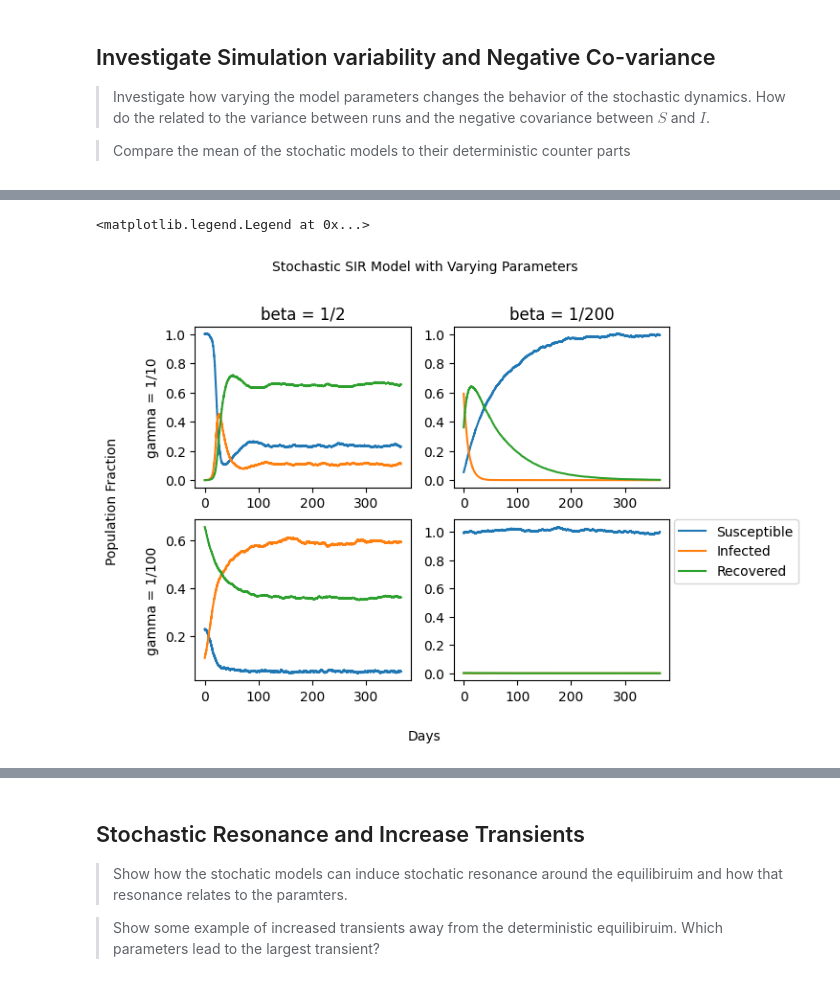
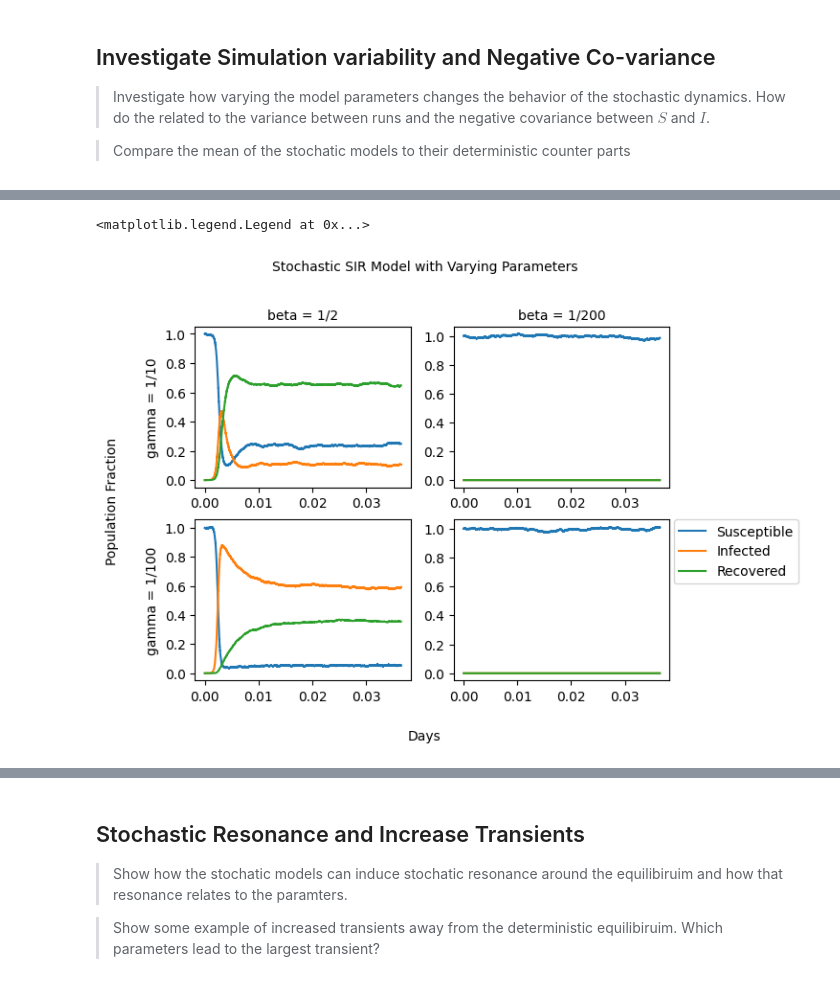
Before and after one commit to AmirSahrani/IntroCompAssignment2_fresh, a Jupyter notebook: Assignment2.ipynb, the cells around one changed output, grey strips where cells are left out. Cells and saved outputs as stored; diff of their text form; code cells hidden in the pictures.

Commit message:
Added work for my part of question 1. I also ran my own simulations and saved the data.

```diff
--- a/Assignment2.ipynb
+++ b/Assignment2.ipynb
@@ -124,77 +158,36 @@ KeyboardInterrupt:
 # %%
-beta = 1/2
-gamma = 1/10
-mu = 1/60
-XYZ = np.array((10000, 1, 0))
-tend = 365
-N = XYZ[0] + XYZ[1] + XYZ[2]
+df1 = pd.read_csv(f"seeddata/Beta0.5gamma0.1_0.50stochasticSIR1.csv")/10000
+df2 = pd.read_csv(f"seeddata/Beta0.5gamma0.01_0.50stochasticSIR1.csv")/10000
+df3 = pd.read_csv(f"seeddata/Beta0.005gamma0.1_0.01stochasticSIR1.csv")/10000
+df4 = pd.read_csv(f"seeddata/Beta0.005gamma0.01_0.01stochasticSIR1.csv")/10000
 
 fig, axs = plt.subplots(2, 2)
 
-[T, S, I, R] = stoch_sir(XYZ)
-
-data_T1 = np.array(T)
-data_S1 = np.array(S)/10000
-data_I1 = np.array(I)/10000
-data_R1 = np.array(R)/10000
-
-cov = np.cov(data_S1, data_I1)
+cov = np.cov(df1["S"], df1["I"])
 print("Covariance between S and I - beta = 1/2, gamma = 1/10: ")
 print(cov[0,1])
 
-beta = 1/2
-gamma = 1/100
-mu = 1/60
-
-[T, S, I, R] = stoch_sir(XYZ)
-
-data_T2 = np.array(T)
-data_S2 = np.array(S)/10000
-data_I2 = np.array(I)/10000
-data_R2 = np.array(R)/10000
-
-cov = np.cov(data_S2, data_I2)
+cov = np.cov(df2["S"], df2["I"])
 print("Covariance between S and I - beta = 1/2, gamma = 1/100: ")
 print(cov[0,1])
 
-beta = 1/200
-gamma = 1/10
-mu = 1/60
-
-[T, S, I, R] = stoch_sir(XYZ)
-
-data_T3 = np.array(T)
-data_S3 = np.array(S)/10000
-data_I3 = np.array(I)/10000
-data_R3 = np.array(R)/10000
-
-cov = np.cov(data_S3, data_I3)
+cov = np.cov(df3["S"], df3["I"])
 print("Covariance between S and I - beta = 1/200, gamma = 1/10: ")
 print(cov[0,1])
 
-beta = 1/200
-gamma = 1/100
-mu = 1/60
-
-[T, S, I, R] = stoch_sir(XYZ)
-
-data_T4 = np.array(T)
-data_S4 = np.array(S)/10000
-data_I4 = np.array(I)/10000
-data_R4 = np.array(R)/10000
-
-cov = np.cov(data_S4, data_I4)
+cov = np.cov(df4["S"], df4["I"])
 print("Covariance between S and I - beta = 1/200, gamma = 1/100: ")
 print(cov[0,1])
 
-axs[0, 0].plot(data_T1, data_S1, data_T1, data_I1, data_T1, data_R1)
-axs[0, 0].set_title("beta = 1/2")
+
+axs[0, 0].plot(df1["T"], df1["S"], df1["T"], df1["I"], df1["T"], df1["R"])
+axs[0, 0].set_title("beta = 1/2", fontsize = 10)
 axs[0, 0].set_ylabel("gamma = 1/10")
-axs[1, 0].plot(data_T2, data_S2, data_T2, data_I2, data_T2, data_R2)
+axs[1, 0].plot(df2["T"], df2["S"], df2["T"], df2["I"], df2["T"], df2["R"])
 axs[1, 0].set_ylabel("gamma = 1/100")
-axs[0, 1].plot(data_T3, data_S3, data_T3, data_I3, data_T3, data_R3)
-axs[0, 1].set_title("beta = 1/200")
-axs[1, 1].plot(data_T4, data_S4, data_T4, data_I4, data_T4, data_R4)
+axs[0, 1].plot(df3["T"], df3["S"], df3["T"], df3["I"], df3["T"], df3["R"])
+axs[0, 1].set_title("beta = 1/200", fontsize = 10)
+axs[1, 1].plot(df4["T"], df4["S"], df4["T"], df4["I"], df4["T"], df4["R"])
 
 fig.text(0.5, -0.01, "Days", ha='center', va='center')
 fig.text(-0.01, 0.5, "Population Fraction", ha='center', va='center', rotation='vertical')
@@ -212,2 +205,2 @@ Covariance between S and I - beta = 1/200, gamma = 1/100:
 <matplotlib.legend.Legend at 0x...>
-[figure, old version]
+[figure, new version]
```
Also changed, not shown: parts of 11 cells of this notebook, 41 other files.
